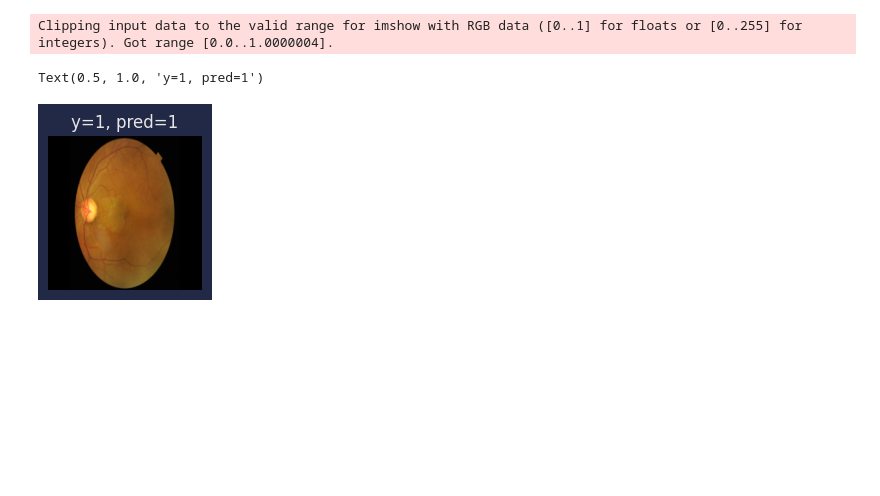
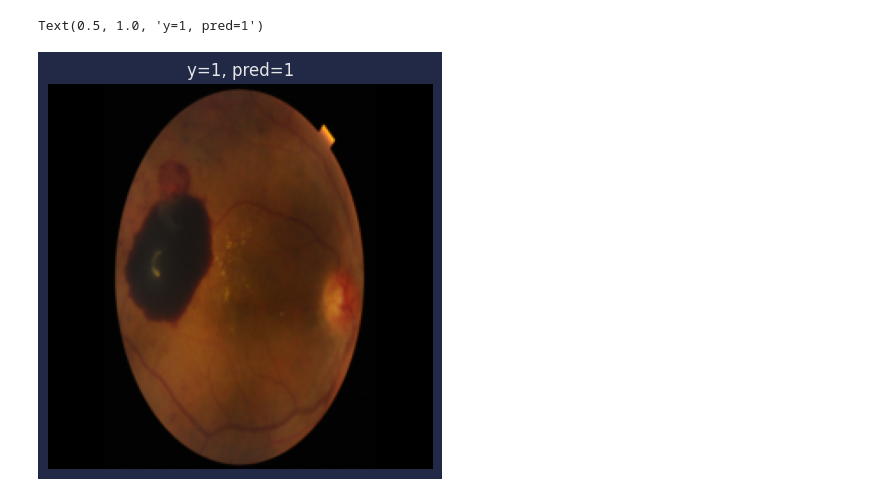
Before and after one commit to enix403/retinal_disease_detection, a Jupyter notebook: main.ipynb, the cells around one changed output. Drawn from its saved outputs; the diff is of its cells as text; code cells hidden in the pictures; blank space fills up the shorter version.

Commit message:
Display images

```diff
--- a/main.ipynb
+++ b/main.ipynb
@@ -92,17 +90,16 @@ print(f"{test_loss=}")
 # %%
 model.eval()
 
-plt.figure(figsize=(2,2))
+plt.figure(figsize=(5,5))
 
-index = 16
+index = 123
 image, label = test_dataset[index]
 logits = model(image)
 pred_label = logits.argmax(dim=0).item()
 
-plt.imshow(image.movedim(0,-1))
+plt.imshow(image.movedim(0,-1).clamp(min=0.0, max=1.0))
 plt.axis('off')
 plt.title(f"y={label}, pred={pred_label}")
 # %% [output]
-Clipping input data to the valid range for imshow with RGB data ([0..1] for floats or [0..255] for integers). Got range [0.0..1.0000004].
+Text(0.5, 1.0, 'y=1, pred=1')
-Text(0.5, 1.0, 'y=1, pred=1')
-[figure, old version]
+[figure, new version]
```
Also changed, not shown: parts of 2 cells of this notebook, 1 other file.
